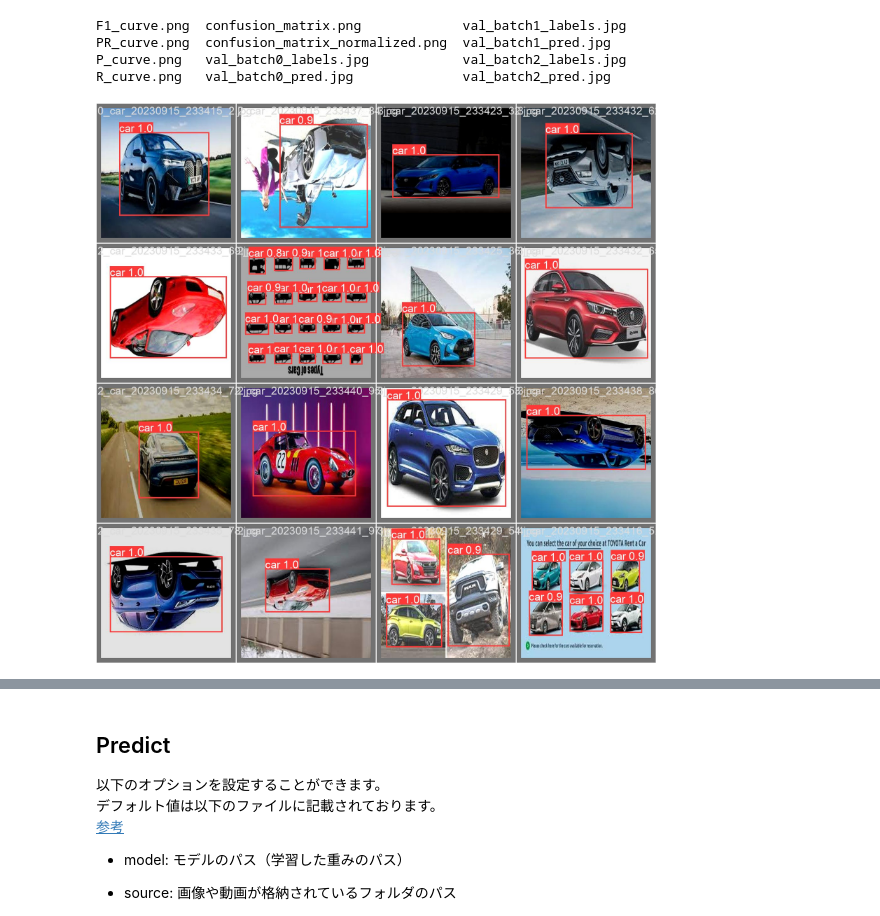
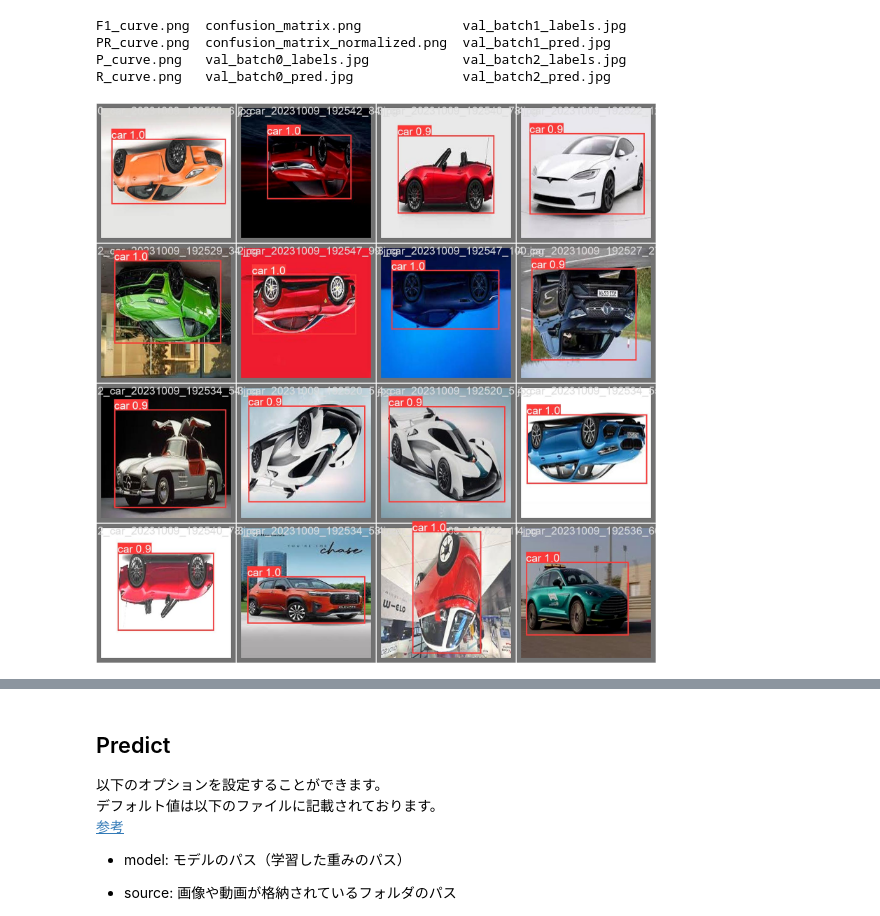
Before and after one commit to kenken118/Image-Processing-Utils, a Jupyter notebook: object_detection/src/YOLOv8-CustomData-Detection-Pipeline.ipynb, the cells around one changed output, grey strips where cells are left out. Cells and saved outputs as stored; diff of their text form; code cells hidden in the pictures.

```diff
--- a/object_detection/src/YOLOv8-CustomData-Detection-Pipeline.ipynb
+++ b/object_detection/src/YOLOv8-CustomData-Detection-Pipeline.ipynb
@@ -149,12 +141,12 @@ R_curve.png   val_batch0_pred.jpg              val_batch2_pred.jpg
 # %%
 from PIL import Image
 from IPython.display import Image, clear_output
 
 # 学習結果の可視化
-Image(filename='runs/detect/val2/val_batch0_labels.jpg', width=800)
-Image(filename='runs/detect/val2/val_batch0_pred.jpg', width=800)
+Image(filename='runs/detect/val/val_batch0_labels.jpg', width=800)
+Image(filename='runs/detect/val/val_batch0_pred.jpg', width=800)
 # %% [output]
-[figure, old version]
+[figure, new version]
 # %%
 import matplotlib.pyplot as plt
 from PIL import Image
```
Also changed, not shown: parts of 8 cells of this notebook, 3 other files.
